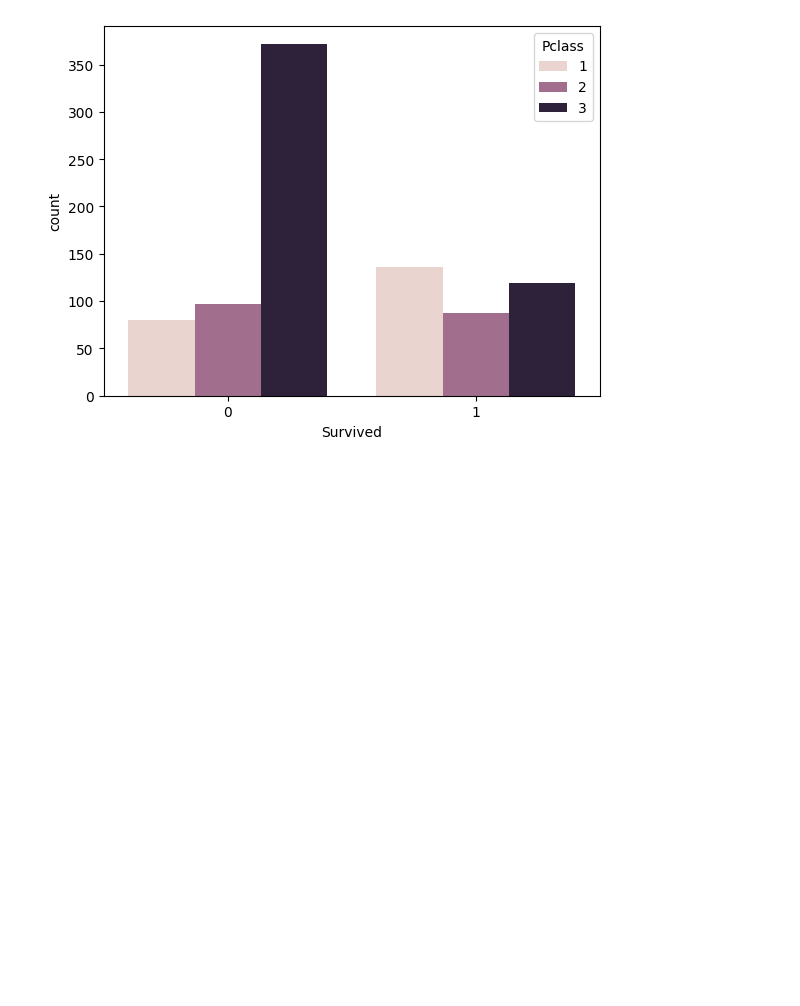
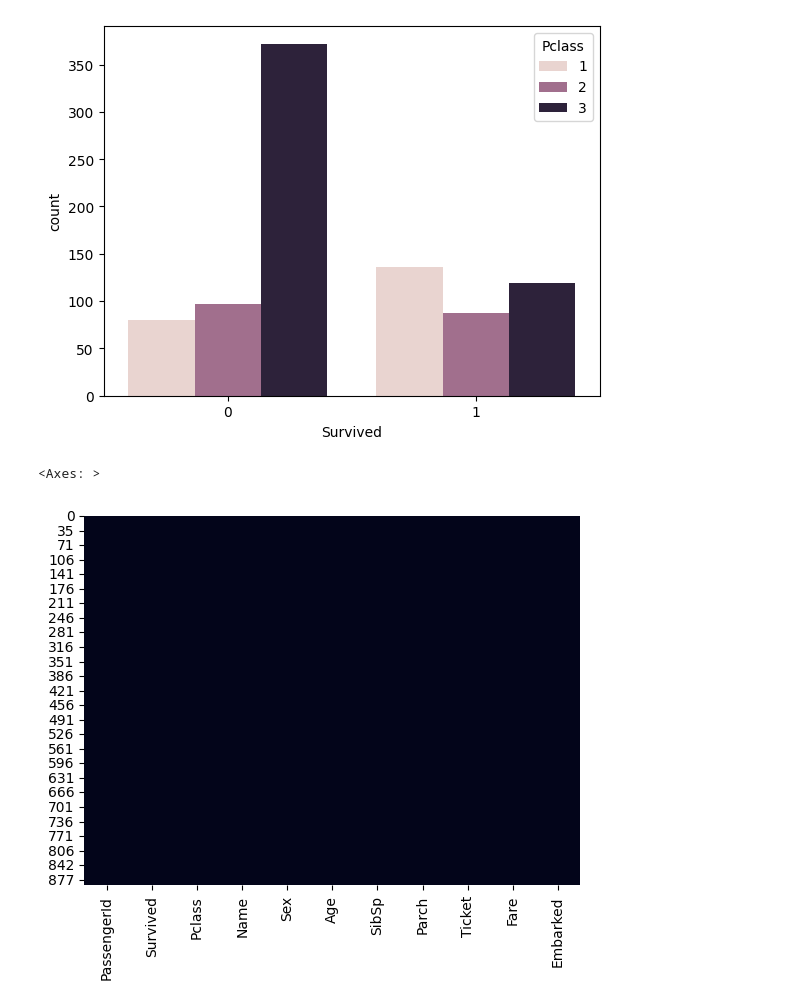
Before and after one commit to MohanK-17/ML-programs, a Jupyter notebook: logical_regression.ipynb, the cells around one changed output. Cells and saved outputs as stored; diff of their text form; code cells hidden in the pictures; blank space fills up the shorter version.

```diff
--- a/logical_regression.ipynb
+++ b/logical_regression.ipynb
@@ -22,3 +22,18 @@ sns.countplot(x='Survived', hue='Pclass', data=titanic_data)
 # %% [output]
 <Axes: xlabel='Survived', ylabel='count'>
 [figure]
+# %%
+def get_age(row):
+    if pd.isnull(row["Age"]):
+        same_class = titanic_data[titanic_data["Pclass"] == row["Pclass"]]
+        return same_class["Age"].mean()
+    else:
+        return row["Age"]
+titanic_data["Age"] = titanic_data[["Age","Pclass"]].apply(get_age ,axis=1)
+titanic_data.drop("Cabin",axis=1,inplace =True)
+titanic_data.dropna(inplace=True)
+# %%
+sns.heatmap(titanic_data.isnull(),cbar=False)
+# %% [output]
+<Axes: >
+[figure, added]
```
Also changed, not shown: parts of 3 cells of this notebook, 1 other file.
